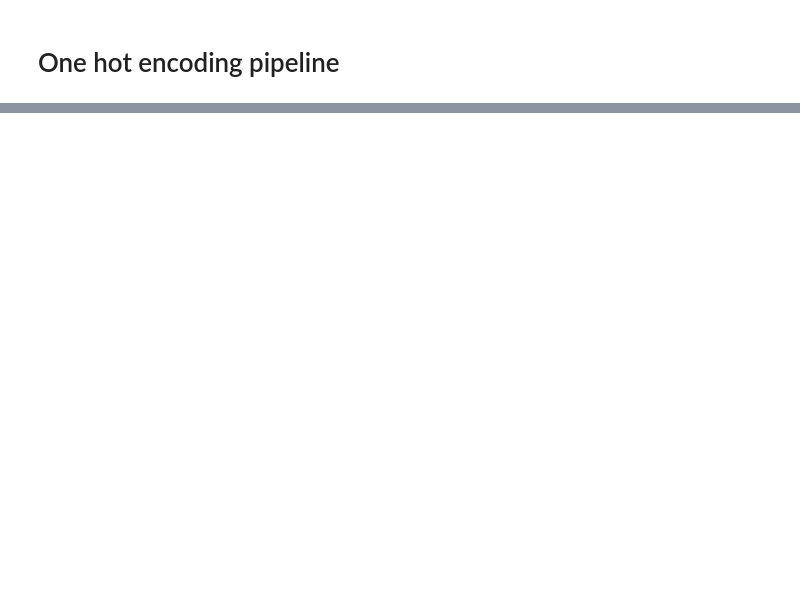
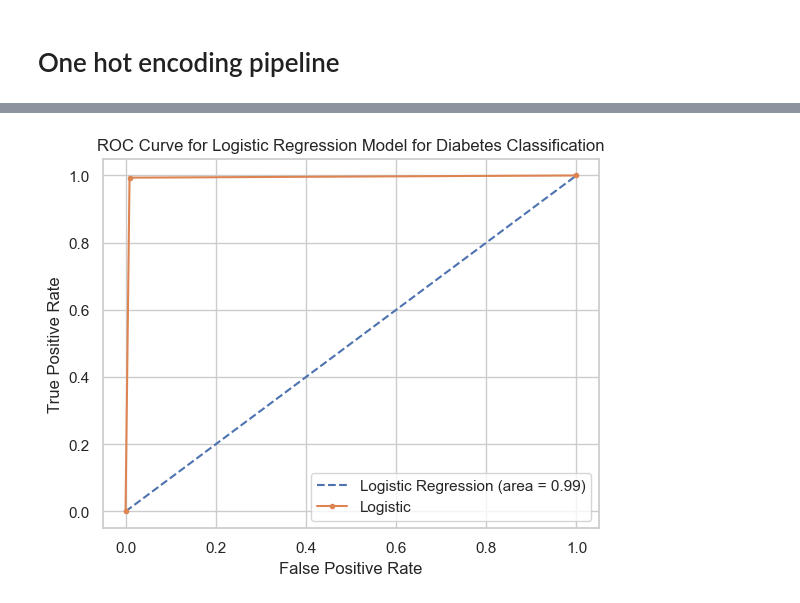
Before and after one commit to GhoshAni/Machine_Learning_Models_Code_Repo, a Jupyter notebook: ML_Examples/Obesity_Classification.ipynb, the cells around one changed output, grey strips where cells are left out. Cells and saved outputs as stored; diff of their text form; code cells hidden in the pictures; blank space fills up the shorter version.

```diff
--- a/ML_Examples/Obesity_Classification.ipynb
+++ b/ML_Examples/Obesity_Classification.ipynb
@@ -164,2 +199,8 @@ for col in num_cols:
+# %%
+Scaler = MinMaxScaler()
+Scaler.fit(X_train[num_cols])
+
+X_train_Scaled = pd.DataFrame(Scaler.transform(X_train[num_cols]), columns= num_cols)
+X_test_Scaled = pd.DataFrame(Scaler.transform(X_test[num_cols]), columns= num_cols)
 # %% [markdown]
 # One hot encoding pipeline
@@ -165,0 +230,12 @@ for col in num_cols:
+# %%
+param_grid = {'solver' : ['newton-cg',  'liblinear'],
+              'penalty' : ['l2'],
+              'C' : [100, 10, 1.0, 0.1, 0.01],
+              'max_iter' : [100, 150, 200, 250]
+              }
+
+model = LogisticRegression()
+cv = RepeatedStratifiedKFold(n_repeats= 10, n_splits= 3, random_state= 1)
+logReg_grid_search = GridSearchCV(estimator= model, param_grid= param_grid, n_jobs= 1, cv = cv, scoring= 'accuracy')
+# %%
+grid_result = logReg_grid_search.fit(X_train, y_train.values.ravel())
@@ -165,0 +247,10 @@ for col in num_cols:
+# %%
+y_pred = logReg_grid_search.predict(X_test)
+y_pred_proba = logReg_grid_search.predict_proba(X_test)
+y_pred_proba = y_pred_proba[:, 1]
+
+print(classification_report(y_test, y_pred))
+print("Overall Precision:",precision_score(y_test, y_pred))
+print("Overall Recall:",recall_score(y_test, y_pred))
+print("overall F1 score:", f1_score(y_test, y_pred))
+print('AUC score:', roc_auc_score(y_test, y_pred))
@@ -165,0 +271,15 @@ for col in num_cols:
+# %%
+logit_roc_auc = roc_auc_score(y_test, y_pred)
+fpr, tpr, thresholdes = roc_curve(y_test, y_pred)
+# plot the roc curve for the model
+plt.plot([0,1], [0,1], linestyle='--',  label='Logistic Regression (area = %0.2f)' % logit_roc_auc)
+plt.plot(fpr, tpr, marker='.', label='Logistic')
+# axis labels
+plt.xlabel('False Positive Rate')
+plt.ylabel('True Positive Rate')
+plt.legend()
+plt.title('ROC Curve for Logistic Regression Model for Diabetes Classification')
+# show the plot
+plt.show()
+# %% [output]
+[figure, added]
```
Also changed, not shown: parts of 9 cells of this notebook.
